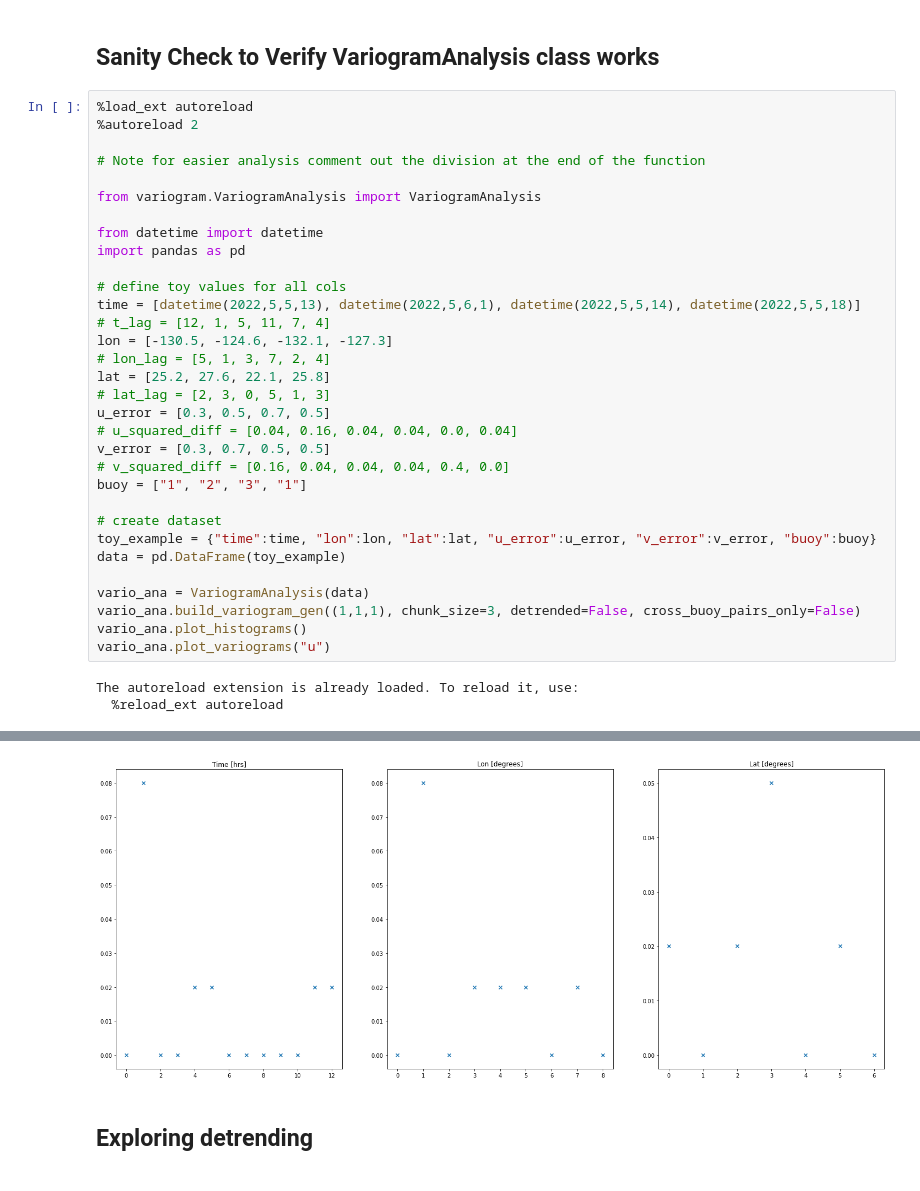
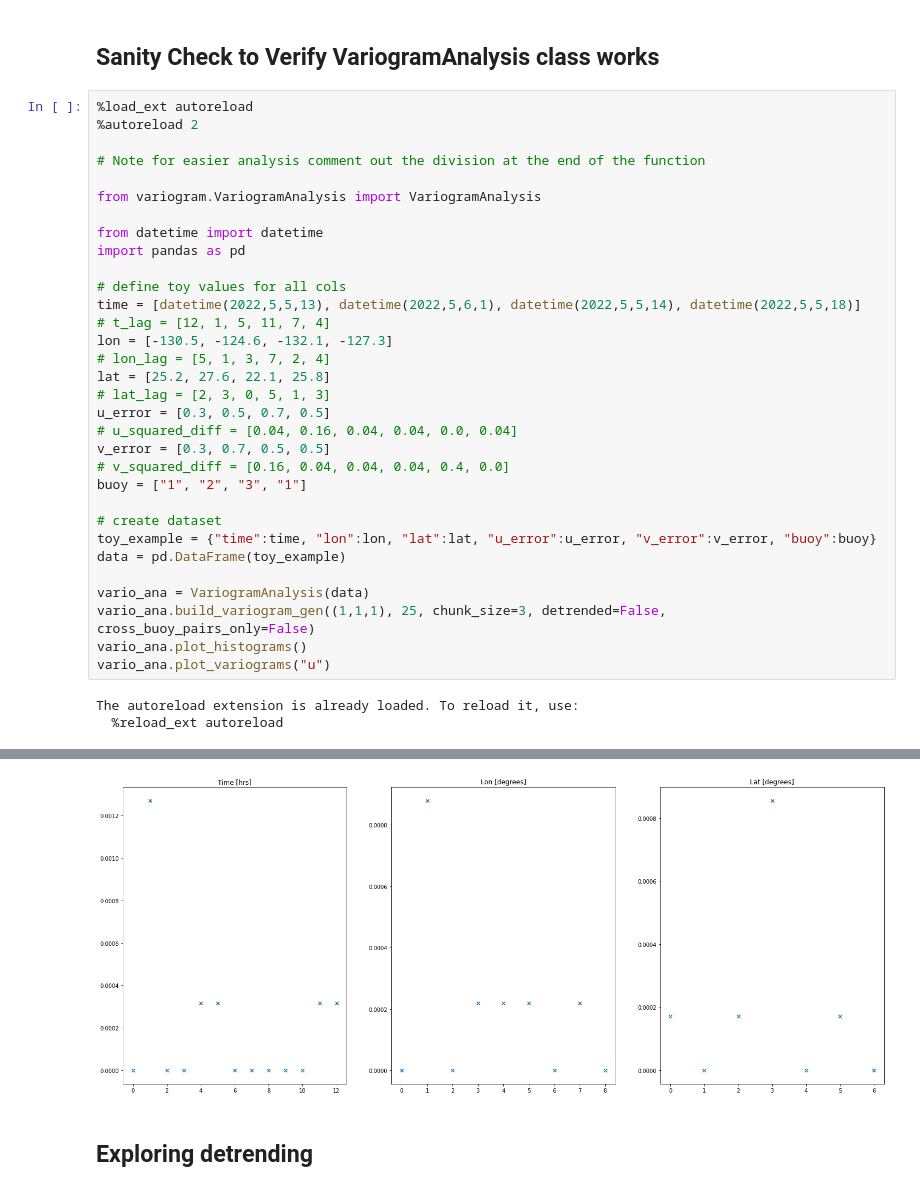
Before and after one commit to MariusWiggert/OceanPlatformControl, a Jupyter notebook: ocean_navigation_simulator/generative_error_model/test_variogram.ipynb, the cells around one changed output, grey strips where cells are left out. Saved outputs shown, nothing was run; the diff lists cells and outputs as text.

```diff
--- a/ocean_navigation_simulator/generative_error_model/test_variogram.ipynb
+++ b/ocean_navigation_simulator/generative_error_model/test_variogram.ipynb
@@ -105,35 +112,35 @@ plt.show()
 
 from variogram.VariogramAnalysis import VariogramAnalysis
 
 from datetime import datetime
 import pandas as pd
 
 # define toy values for all cols
 time = [datetime(2022,5,5,13), datetime(2022,5,6,1), datetime(2022,5,5,14), datetime(2022,5,5,18)]
 # t_lag = [12, 1, 5, 11, 7, 4]
 lon = [-130.5, -124.6, -132.1, -127.3]
 # lon_lag = [5, 1, 3, 7, 2, 4]
 lat = [25.2, 27.6, 22.1, 25.8]
 # lat_lag = [2, 3, 0, 5, 1, 3]
 u_error = [0.3, 0.5, 0.7, 0.5]
 # u_squared_diff = [0.04, 0.16, 0.04, 0.04, 0.0, 0.04]
 v_error = [0.3, 0.7, 0.5, 0.5]
 # v_squared_diff = [0.16, 0.04, 0.04, 0.04, 0.4, 0.0]
 buoy = ["1", "2", "3", "1"]
 
 # create dataset
 toy_example = {"time":time, "lon":lon, "lat":lat, "u_error":u_error, "v_error":v_error, "buoy":buoy}
 data = pd.DataFrame(toy_example)
 
 vario_ana = VariogramAnalysis(data)
-vario_ana.build_variogram_gen((1,1,1), chunk_size=3, detrended=False, cross_buoy_pairs_only=False)
+vario_ana.build_variogram_gen((1,1,1), 25, chunk_size=3, detrended=False, cross_buoy_pairs_only=False)
 vario_ana.plot_histograms()
 vario_ana.plot_variograms("u")
 # %% [output]
 The autoreload extension is already loaded. To reload it, use:
   %reload_ext autoreload
 [figure]
-[figure, old version]
+[figure, new version]
 # %% [markdown]
 ## Exploring detrending
 # %%
```
Also changed, not shown: parts of 4 cells of this notebook, 2 other files.
